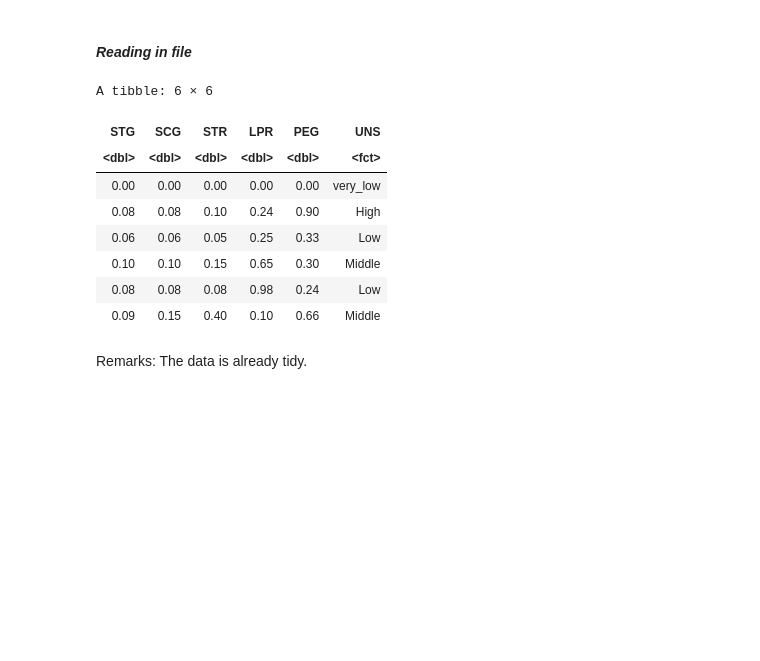
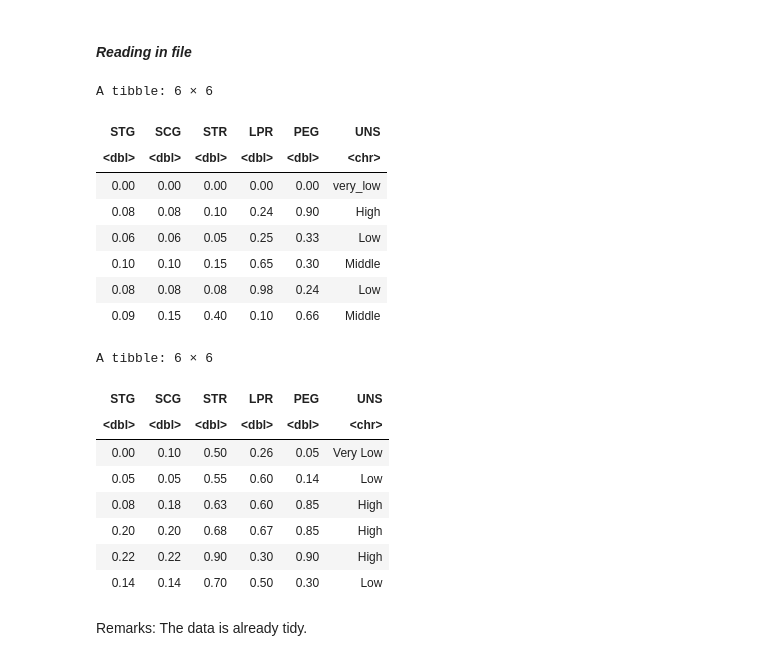
Before and after one commit to R0yBoy/DSCI100_Project, a Jupyter notebook: Project Proposal.ipynb, the cells around one changed output. Cells and saved outputs as stored; diff of their text form; code cells hidden in the pictures; blank space fills up the shorter version.

```diff
--- a/Project Proposal.ipynb
+++ b/Project Proposal.ipynb
@@ -31,20 +34,31 @@ The following object is masked from ‘package:readr’:
 # %%
 url <- "https://archive.ics.uci.edu/ml/machine-learning-databases/00257/Data_User_Modeling_Dataset_Hamdi%20Tolga%20KAHRAMAN.xls"
 path <- "user_knowledge.xls"
 download.file(url, destfile = path)
 
-user_knowledge <- read_excel(path, range = "Training_Data!A1:F259")
-user_knowledge <- mutate(user_knowledge, UNS = as_factor(UNS))
-head(user_knowledge, 6)
+user_knowledge_training <- read_excel(path, range = "Training_Data!A1:F259") # training data
+user_knowledge_test <- read_excel(path, range = "Test_Data!A1:F146") # testing data
+
+head(user_knowledge_training, 6)
+head(user_knowledge_test, 6)
 # %% [output]
 A tibble: 6 × 6
 | STG | SCG | STR | LPR | PEG | UNS |
-| <dbl> | <dbl> | <dbl> | <dbl> | <dbl> | <fct> |
+| <dbl> | <dbl> | <dbl> | <dbl> | <dbl> | <chr> |
 | 0.00 | 0.00 | 0.00 | 0.00 | 0.00 | very_low |
 | 0.08 | 0.08 | 0.10 | 0.24 | 0.90 | High |
 | 0.06 | 0.06 | 0.05 | 0.25 | 0.33 | Low |
 | 0.10 | 0.10 | 0.15 | 0.65 | 0.30 | Middle |
 | 0.08 | 0.08 | 0.08 | 0.98 | 0.24 | Low |
 | 0.09 | 0.15 | 0.40 | 0.10 | 0.66 | Middle |
+A tibble: 6 × 6
+| STG | SCG | STR | LPR | PEG | UNS |
+| <dbl> | <dbl> | <dbl> | <dbl> | <dbl> | <chr> |
+| 0.00 | 0.10 | 0.50 | 0.26 | 0.05 | Very Low |
+| 0.05 | 0.05 | 0.55 | 0.60 | 0.14 | Low |
+| 0.08 | 0.18 | 0.63 | 0.60 | 0.85 | High |
+| 0.20 | 0.20 | 0.68 | 0.67 | 0.85 | High |
+| 0.22 | 0.22 | 0.90 | 0.30 | 0.90 | High |
+| 0.14 | 0.14 | 0.70 | 0.50 | 0.30 | Low |
 # %% [markdown]
 Remarks: The data is already tidy.
```
Also changed, not shown: parts of 13 cells of this notebook, 1 other file.
